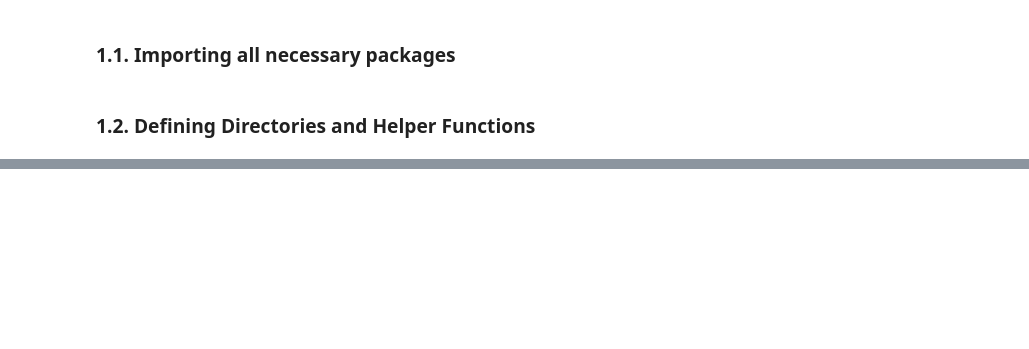
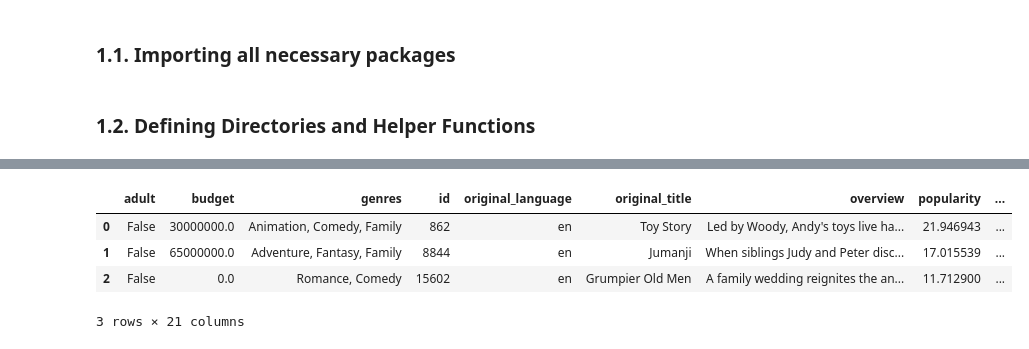
Before and after one commit to SudeshKumarSK/Cine-Match, a Jupyter notebook: Notebooks/Content_Based_Filtering.ipynb, the cells around one changed output, grey strips where cells are left out. Drawn from its saved outputs; the diff is of its cells as text; code cells hidden in the pictures; blank space fills up the shorter version.

```diff
--- a/Notebooks/Content_Based_Filtering.ipynb
+++ b/Notebooks/Content_Based_Filtering.ipynb
@@ -66,0 +256,8 @@ def load_dataset(directory, filename):
+# %%
+df.head(3)
+# %% [output]
+|  | adult | budget | genres | id | original_language | original_title | overview | popularity | ... |
+| 0 | False | 30000000.0 | Animation, Comedy, Family | 862 | en | Toy Story | Led by Woody, Andy's toys live ha... | 21.946943 | ... |
+| 1 | False | 65000000.0 | Adventure, Fantasy, Family | 8844 | en | Jumanji | When siblings Judy and Peter disc... | 17.015539 | ... |
+| 2 | False | 0.0 | Romance, Comedy | 15602 | en | Grumpier Old Men | A family wedding reignites the an... | 11.712900 | ... |
+3 rows × 21 columns
```
Also changed, not shown: parts of 67 cells of this notebook.
